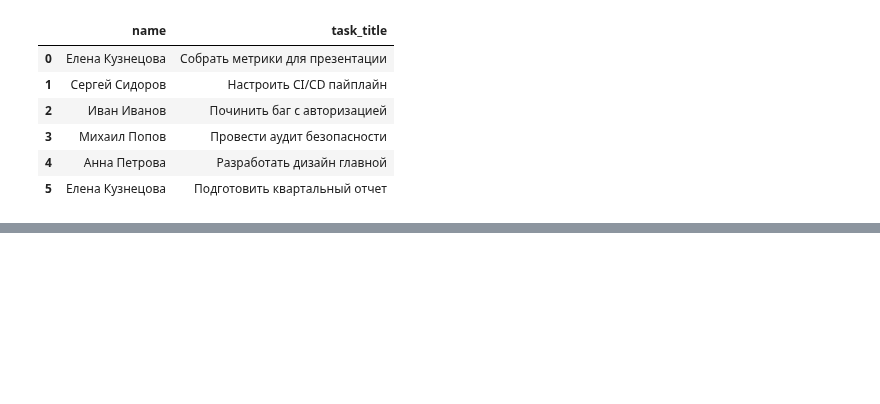
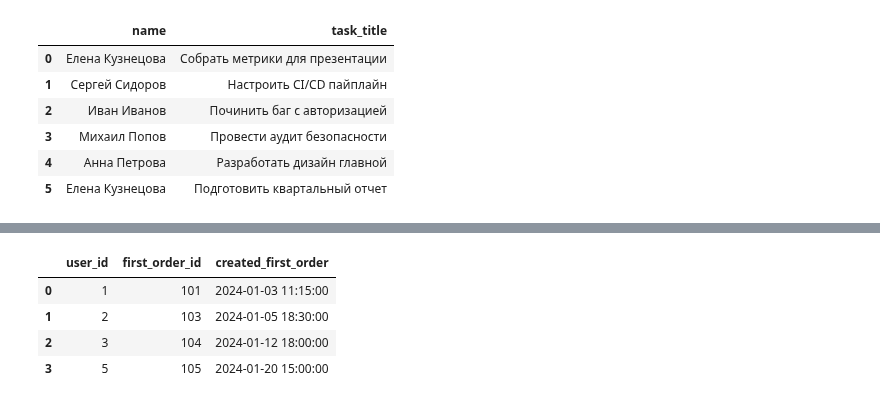
Before and after one commit to Praldmur/Tasks, a Jupyter notebook: simulator_sql.ipynb, the cells around one changed output, grey strips where cells are left out. Drawn from its saved outputs; the diff is of its cells as text; code cells hidden in the pictures; blank space fills up the shorter version.

```diff
--- a/simulator_sql.ipynb
+++ b/simulator_sql.ipynb
@@ -1390,0 +1518,24 @@ df[['emp_id', 'task_title']].merge(employees)[['name', 'task_title']]
+# %%
+query = """
+select
+    u.user_id,
+    z.order_id as first_order_id,
+    z.created_at as created_first_order
+from users u
+cross join lateral(
+    select
+        order_id,
+        created_at
+    from orders o
+    where u.user_id = o.user_id
+    order by created_at
+    limit 1) z
+"""
+result = duckdb.query(query).to_df()
+result
+# %% [output]
+|  | user_id | first_order_id | created_first_order |
+| 0 | 1 | 101 | 2024-01-03 11:15:00 |
+| 1 | 2 | 103 | 2024-01-05 18:30:00 |
+| 2 | 3 | 104 | 2024-01-12 18:00:00 |
+| 3 | 5 | 105 | 2024-01-20 15:00:00 |
```
Also changed, not shown: parts of 4 cells of this notebook.
